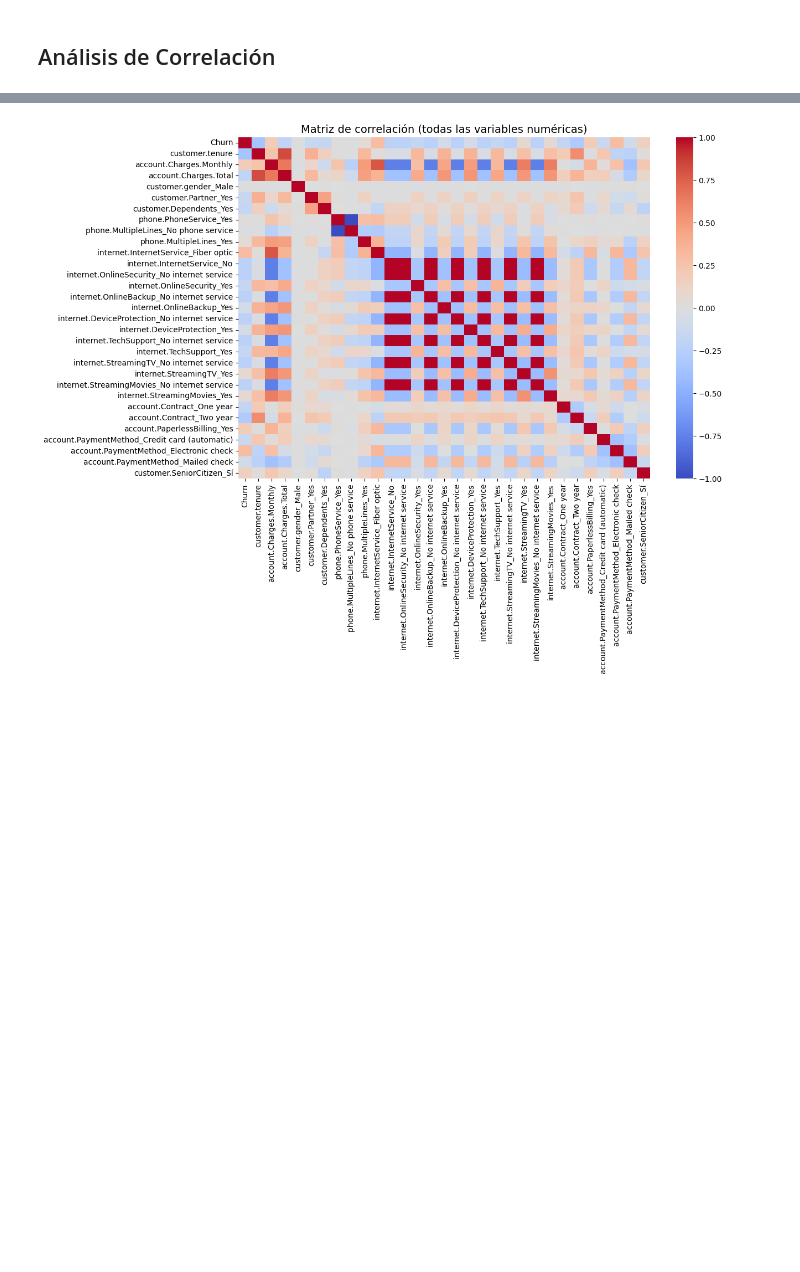
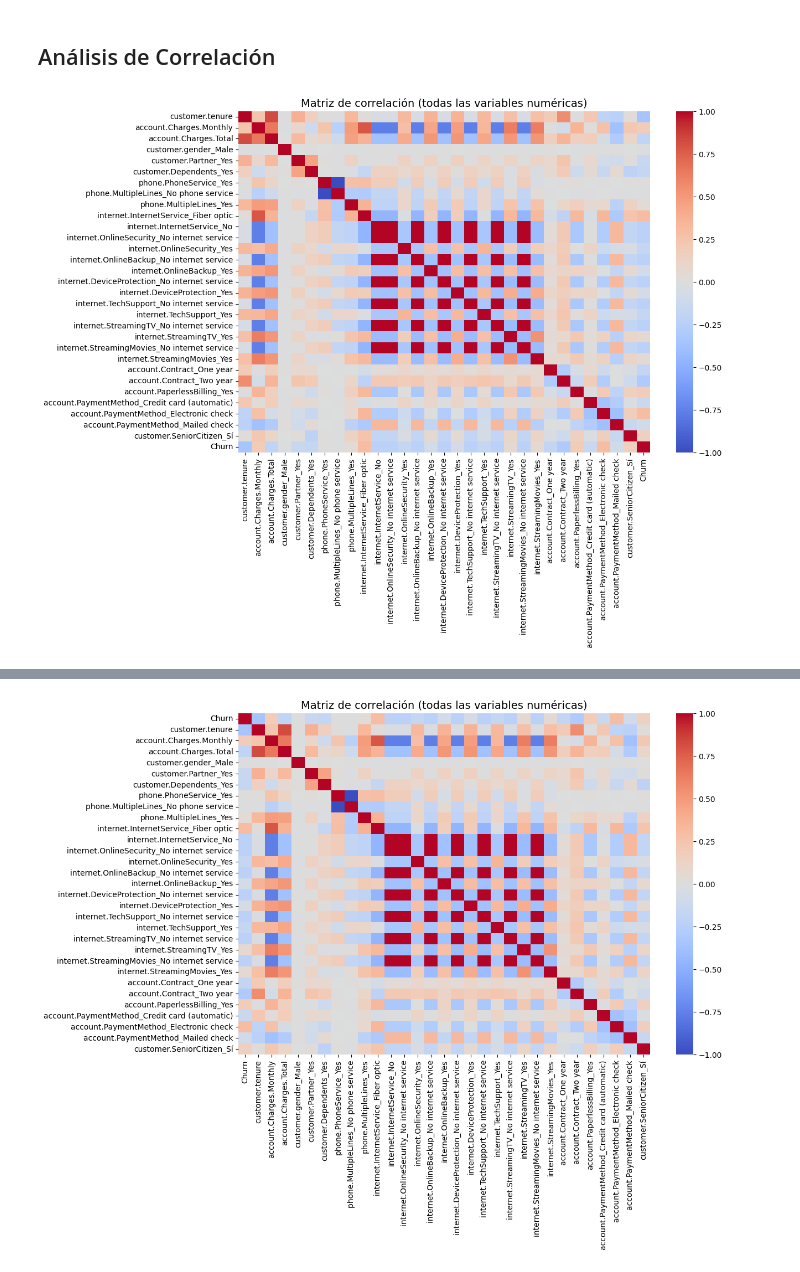
Before and after one commit to Tecindes/ChakkengeONE, a Jupyter notebook: TelecomX_parte2_latam.ipynb, the cells around one changed output, grey strips where cells are left out. Drawn from its saved outputs; the diff is of its cells as text; code cells hidden in the pictures; blank space fills up the shorter version.

```diff
--- a/TelecomX_parte2_latam.ipynb
+++ b/TelecomX_parte2_latam.ipynb
@@ -731,0 +736,14 @@ corr_matrix = df_encoded.corr()
+# %%
+# 2️⃣ Separar variables numéricas y excluir el target
+num_cols = df_encoded.select_dtypes(include=[np.number]).columns
+num_cols = num_cols.drop('Churn')
+# %%
+# 3️⃣ Calcular la matriz de correlación
+corr_matrix = df_encoded[num_cols.tolist() + ['Churn']].corr()
+# %%
+plt.figure(figsize=(12, 8))
+sns.heatmap(corr_matrix, annot=False, cmap='coolwarm', center=0)
+plt.title("Matriz de correlación (todas las variables numéricas)", fontsize=14)
+plt.show()
+# %% [output]
+[figure, added]
```
Also changed, not shown: parts of 21 cells of this notebook.
